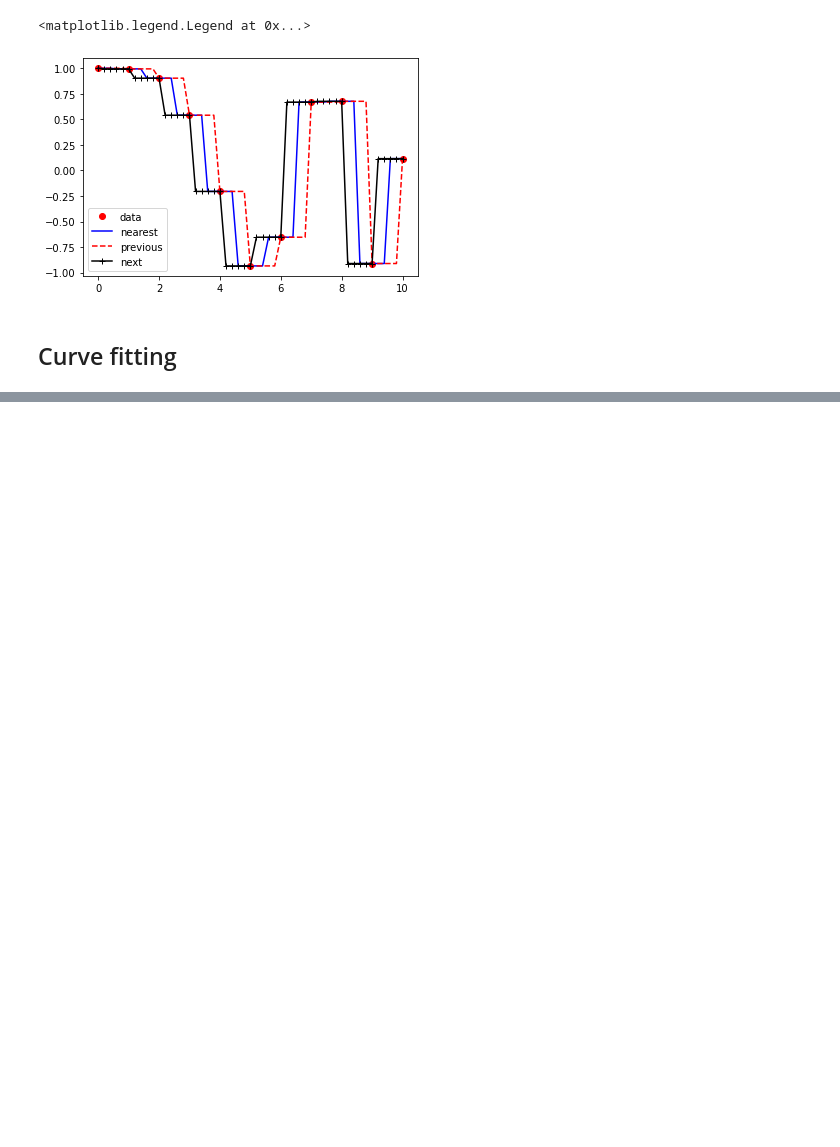
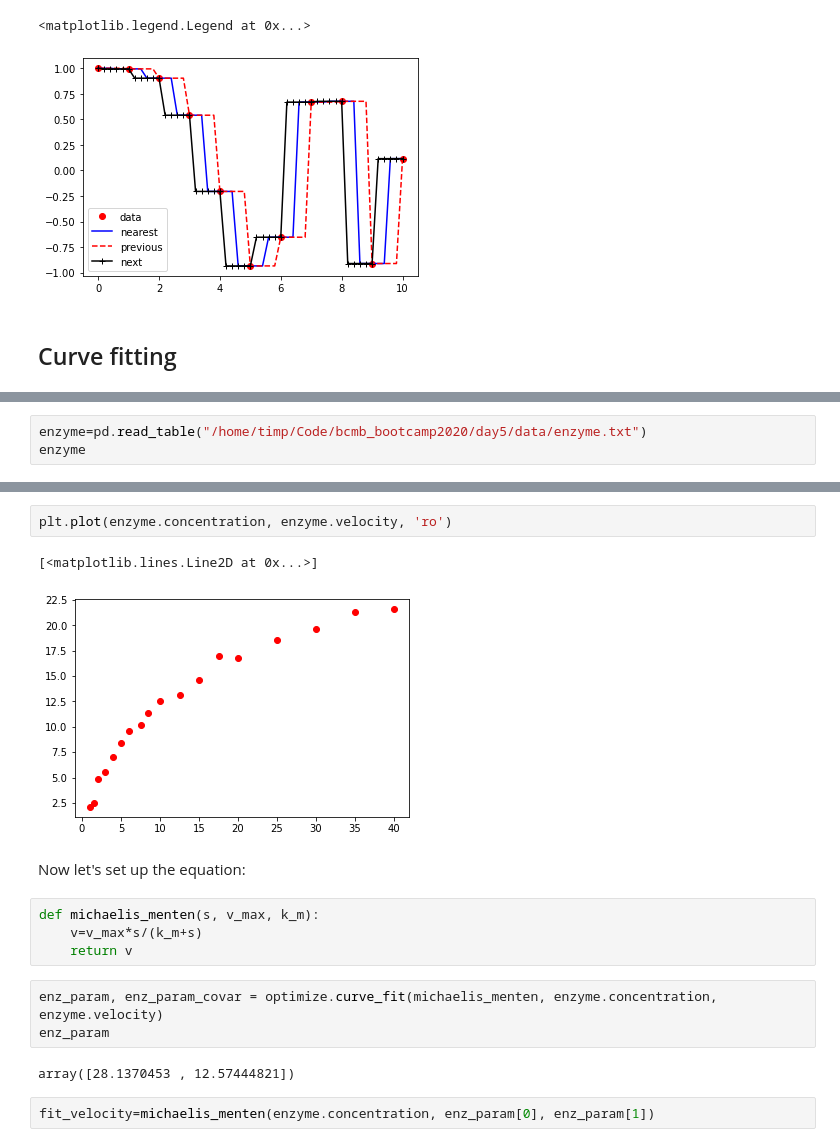
Before and after one commit to timplab/bcmb_bootcamp, a Jupyter notebook: day5/notebooks/fitting.ipynb, the cells around one changed output, grey strips where cells are left out. Drawn from its saved outputs; the diff is of its cells as text; blank space fills up the shorter version.

```diff
--- a/day5/fitting.ipynb
+++ b/day5/notebooks/fitting.ipynb
@@ -147,0 +191,3 @@ We can use `curve_fit` from `scipy.optimize`
+# %%
+enzyme=pd.read_table("/home/timp/Code/bcmb_bootcamp2020/day5/data/enzyme.txt")
+enzyme
@@ -147,0 +212,18 @@ We can use `curve_fit` from `scipy.optimize`
+# %%
+plt.plot(enzyme.concentration, enzyme.velocity, 'ro')
+# %% [output]
+[<matplotlib.lines.Line2D at 0x...>]
+[figure, added]
+# %% [markdown]
+Now let's set up the equation:
+# %%
+def michaelis_menten(s, v_max, k_m):
+    v=v_max*s/(k_m+s)
+    return v
+# %%
+enz_param, enz_param_covar = optimize.curve_fit(michaelis_menten, enzyme.concentration, enzyme.velocity)
+enz_param
+# %% [output]
+array([28.1370453 , 12.57444821])
+# %%
+fit_velocity=michaelis_menten(enzyme.concentration, enz_param[0], enz_param[1])
```
Also changed, not shown: parts of 26 cells of this notebook, 5 other files.
